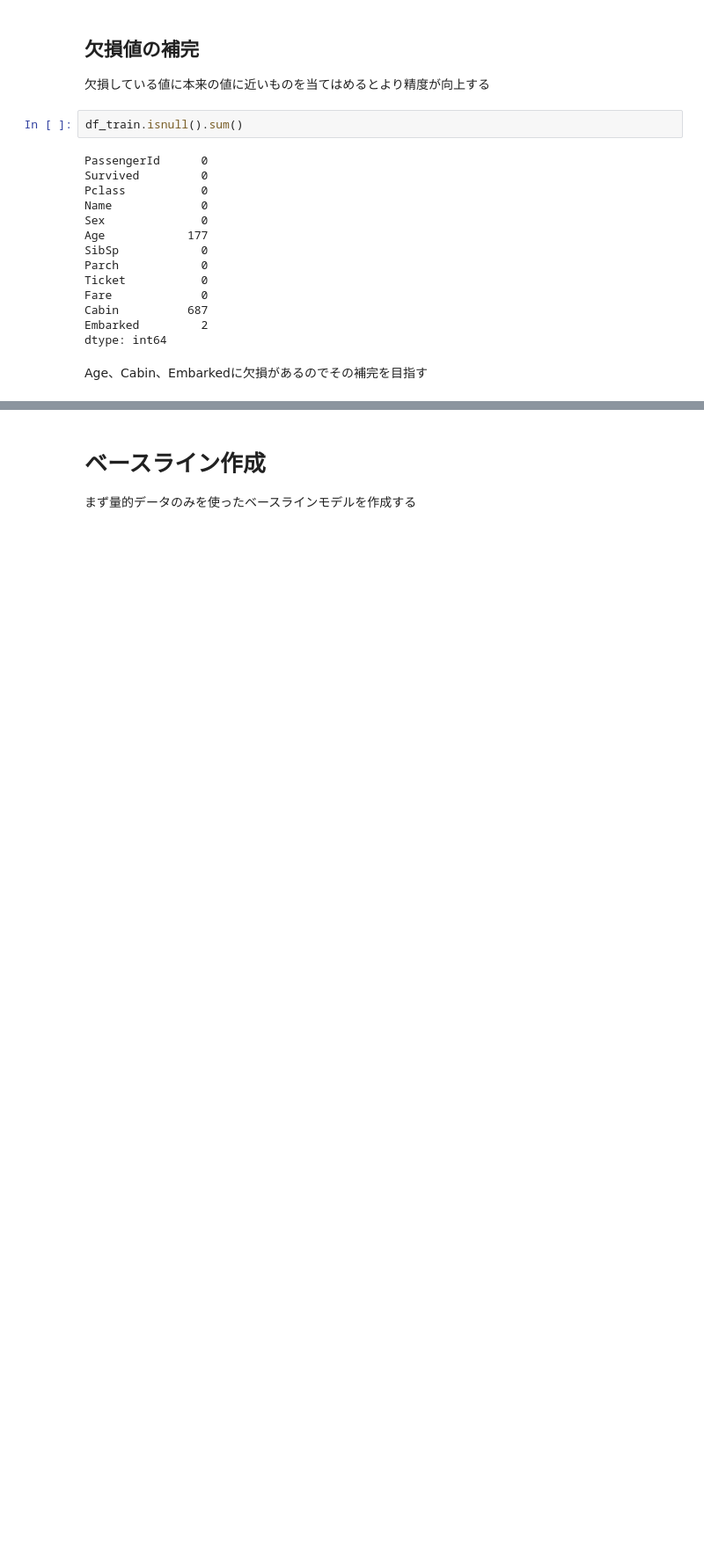
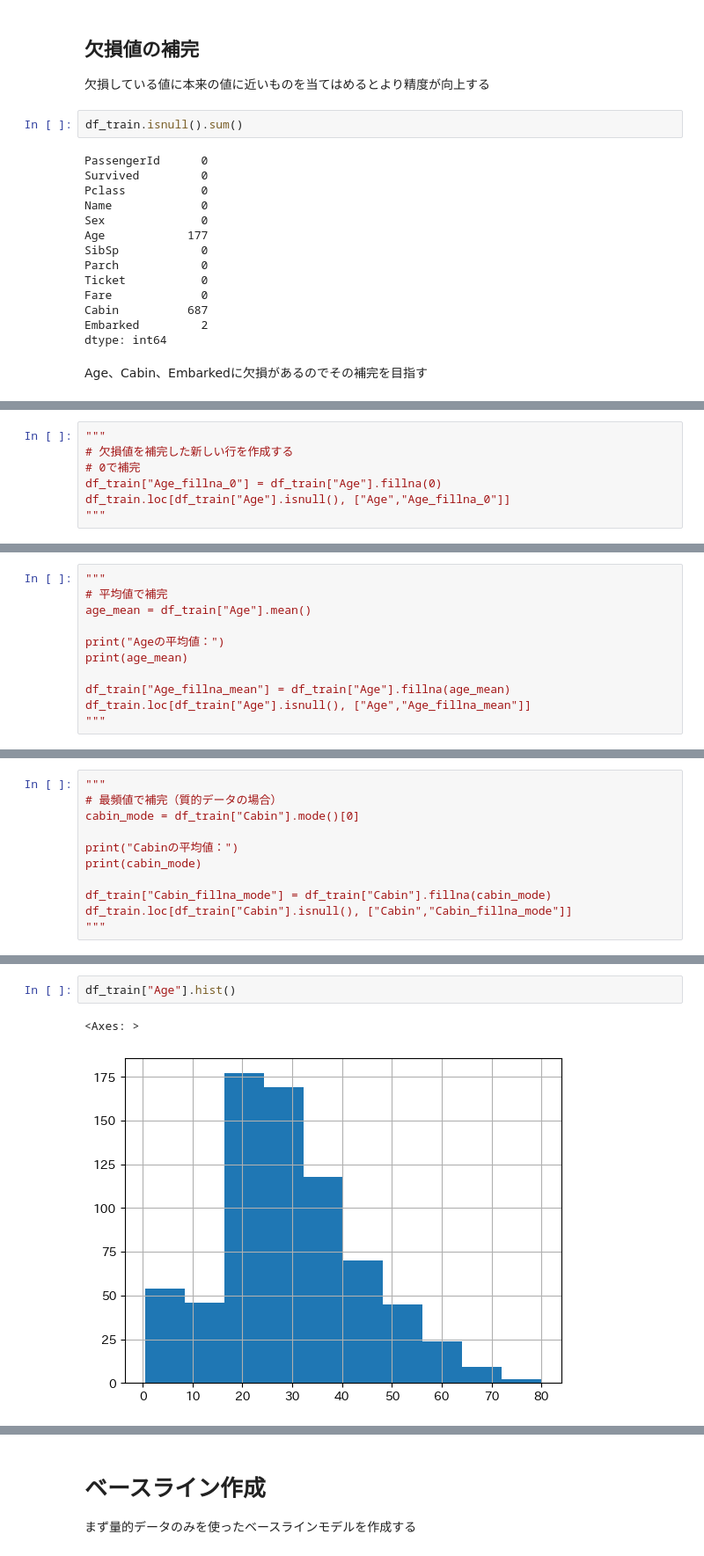
Before and after one commit to Nymn225/python-machinelearning, a Jupyter notebook: 202310 - Kaggleで磨く機械学習の実践力/202310 - 機械学習の実践力02、特徴量エンジニアリング.ipynb, the cells around one changed output, grey strips where cells are left out. Shown at 88% size. Drawn from its saved outputs; the diff is of its cells as text; blank space fills up the shorter version.

```diff
--- a/202310 - Kaggleで磨く機械学習の実践力/202310 - 機械学習の実践力02、特徴量エンジニアリング.ipynb
+++ b/202310 - Kaggleで磨く機械学習の実践力/202310 - 機械学習の実践力02、特徴量エンジニアリング.ipynb
@@ -169,0 +168,7 @@ Age、Cabin、Embarkedに欠損があるのでその補完を目指す
+# %%
+"""
+# 欠損値を補完した新しい行を作成する
+# 0で補完
+df_train["Age_fillna_0"] = df_train["Age"].fillna(0)
+df_train.loc[df_train["Age"].isnull(), ["Age","Age_fillna_0"]]
+"""
@@ -169,0 +193,11 @@ Age、Cabin、Embarkedに欠損があるのでその補完を目指す
+# %%
+"""
+# 平均値で補完
+age_mean = df_train["Age"].mean()
+
+print("Ageの平均値：")
+print(age_mean)
+
+df_train["Age_fillna_mean"] = df_train["Age"].fillna(age_mean)
+df_train.loc[df_train["Age"].isnull(), ["Age","Age_fillna_mean"]]
+"""
@@ -169,0 +224,11 @@ Age、Cabin、Embarkedに欠損があるのでその補完を目指す
+# %%
+"""
+# 最頻値で補完（質的データの場合）
+cabin_mode = df_train["Cabin"].mode()[0]
+
+print("Cabinの平均値：")
+print(cabin_mode)
+
+df_train["Cabin_fillna_mode"] = df_train["Cabin"].fillna(cabin_mode)
+df_train.loc[df_train["Cabin"].isnull(), ["Cabin","Cabin_fillna_mode"]]
+"""
@@ -169,0 +250,5 @@ Age、Cabin、Embarkedに欠損があるのでその補完を目指す
+# %%
+df_train["Age"].hist()
+# %% [output]
+<Axes: >
+[figure, added]
```
Also changed, not shown: parts of 67 cells of this notebook, 30 other files.
